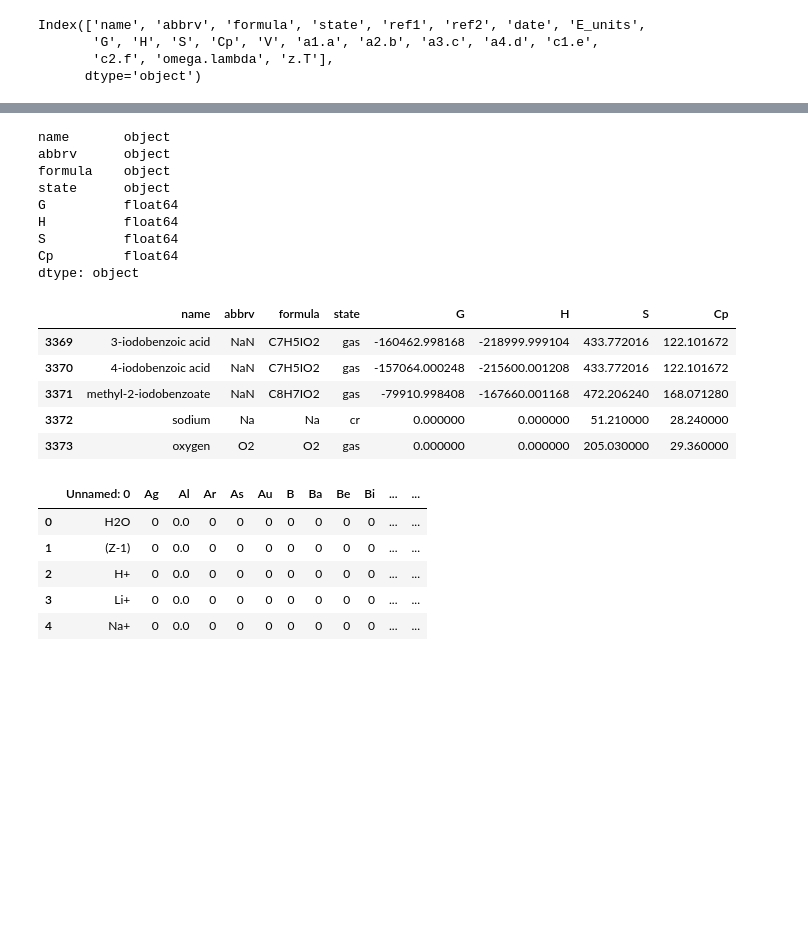
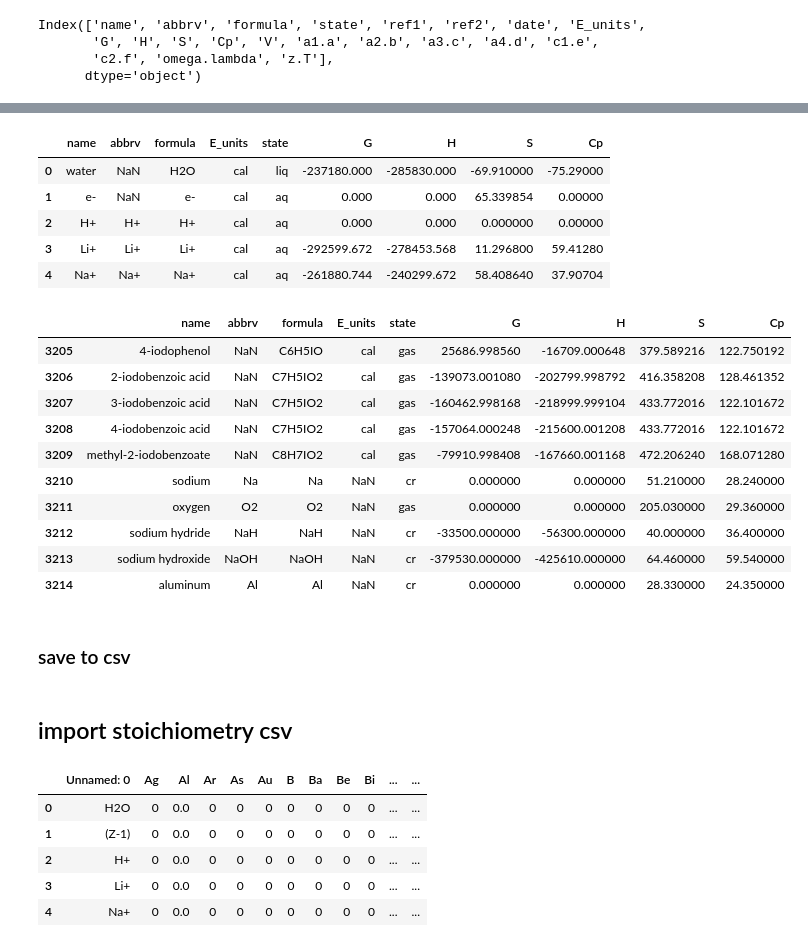
Before and after one commit to jydiw/alchemist, a Jupyter notebook: notebooks/A2_standard-thermodynamic-quantities_textbook-extraction.ipynb, the cells around one changed output, grey strips where cells are left out. Drawn from its saved outputs; the diff is of its cells as text; code cells hidden in the pictures; blank space fills up the shorter version.

```diff
--- a/notebooks/A2_standard-thermodynamic-quantities_textbook-extraction.ipynb
+++ b/notebooks/A2_standard-thermodynamic-quantities_textbook-extraction.ipynb
@@ -68,14 +182,37 @@ pd.concat(g for _, g in thermo.groupby('formula') if len(g) > 1)
+# %%
+H = {
+    'name': 'monoatomic hydrogen',
+    'abbrv': 'H',
+    'formula': 'H',
+    'state': 'g',
+    'G': 203250,
+    'H': 217970,
+    'S': 114.71,
+    'Cp': 20.78
+}
+
+thermo = thermo.append(H, ignore_index=True)
+# %%
+O = {
+    'name': 'monoatomic oxygen',
+    'abbrv': 'O',
+    'formula': 'O',
+    'state': 'g',
+    'G': 231700,
+    'H': 249200,
+    'S': 161.1,
+    'Cp': 21.9
+}
+
+thermo = thermo.append(O, ignore_index=True)
+# %%
+thermo.at[1, 'formula'] = 'e-'
 # %%
-thermo.dtypes
+thermo.head()
 # %% [output]
-name       object
-abbrv      object
-formula    object
-state      object
-G          float64
-H          float64
-S          float64
-Cp         float64
-dtype: object
+|  | name | abbrv | formula | E_units | state | G | H | S | Cp |
+| 0 | water | NaN | H2O | cal | liq | -237180.000 | -285830.000 | -69.910000 | -75.29000 |
+| 1 | e- | NaN | e- | cal | aq | 0.000 | 0.000 | 65.339854 | 0.00000 |
+| 2 | H+ | H+ | H+ | cal | aq | 0.000 | 0.000 | 0.000000 | 0.00000 |
+| 3 | Li+ | Li+ | Li+ | cal | aq | -292599.672 | -278453.568 | 11.296800 | 59.41280 |
+| 4 | Na+ | Na+ | Na+ | cal | aq | -261880.744 | -240299.672 | 58.408640 | 37.90704 |
-# %%
-thermo[['G', 'H', 'S', 'Cp']] = thermo[['G', 'H', 'S', 'Cp']] * 4.184
@@ -121,9 +219,16 @@ thermo = thermo.append(nah, ignore_index=True)
 # %%
-thermo.tail()
+thermo.tail(10)
 # %% [output]
-|  | name | abbrv | formula | state | G | H | S | Cp |
-| 3369 | 3-iodobenzoic acid | NaN | C7H5IO2 | gas | -160462.998168 | -218999.999104 | 433.772016 | 122.101672 |
-| 3370 | 4-iodobenzoic acid | NaN | C7H5IO2 | gas | -157064.000248 | -215600.001208 | 433.772016 | 122.101672 |
-| 3371 | methyl-2-iodobenzoate | NaN | C8H7IO2 | gas | -79910.998408 | -167660.001168 | 472.206240 | 168.071280 |
-| 3372 | sodium | Na | Na | cr | 0.000000 | 0.000000 | 51.210000 | 28.240000 |
-| 3373 | oxygen | O2 | O2 | gas | 0.000000 | 0.000000 | 205.030000 | 29.360000 |
+|  | name | abbrv | formula | E_units | state | G | H | S | Cp |
+| 3205 | 4-iodophenol | NaN | C6H5IO | cal | gas | 25686.998560 | -16709.000648 | 379.589216 | 122.750192 |
+| 3206 | 2-iodobenzoic acid | NaN | C7H5IO2 | cal | gas | -139073.001080 | -202799.998792 | 416.358208 | 128.461352 |
+| 3207 | 3-iodobenzoic acid | NaN | C7H5IO2 | cal | gas | -160462.998168 | -218999.999104 | 433.772016 | 122.101672 |
+| 3208 | 4-iodobenzoic acid | NaN | C7H5IO2 | cal | gas | -157064.000248 | -215600.001208 | 433.772016 | 122.101672 |
+| 3209 | methyl-2-iodobenzoate | NaN | C8H7IO2 | cal | gas | -79910.998408 | -167660.001168 | 472.206240 | 168.071280 |
+| 3210 | sodium | Na | Na | NaN | cr | 0.000000 | 0.000000 | 51.210000 | 28.240000 |
+| 3211 | oxygen | O2 | O2 | NaN | gas | 0.000000 | 0.000000 | 205.030000 | 29.360000 |
+| 3212 | sodium hydride | NaH | NaH | NaN | cr | -33500.000000 | -56300.000000 | 40.000000 | 36.400000 |
+| 3213 | sodium hydroxide | NaOH | NaOH | NaN | cr | -379530.000000 | -425610.000000 | 64.460000 | 59.540000 |
+| 3214 | aluminum | Al | Al | NaN | cr | 0.000000 | 0.000000 | 28.330000 | 24.350000 |
+# %% [markdown]
+### save to csv
@@ -130,3 +238,5 @@ thermo.tail()
+# %% [markdown]
+## import stoichiometry csv
 # %%
 stoich = pd.read_csv('../data/external/thermo/chnosz_stoich.csv')
 stoich.head()
```
Also changed, not shown: parts of 106 cells of this notebook.
